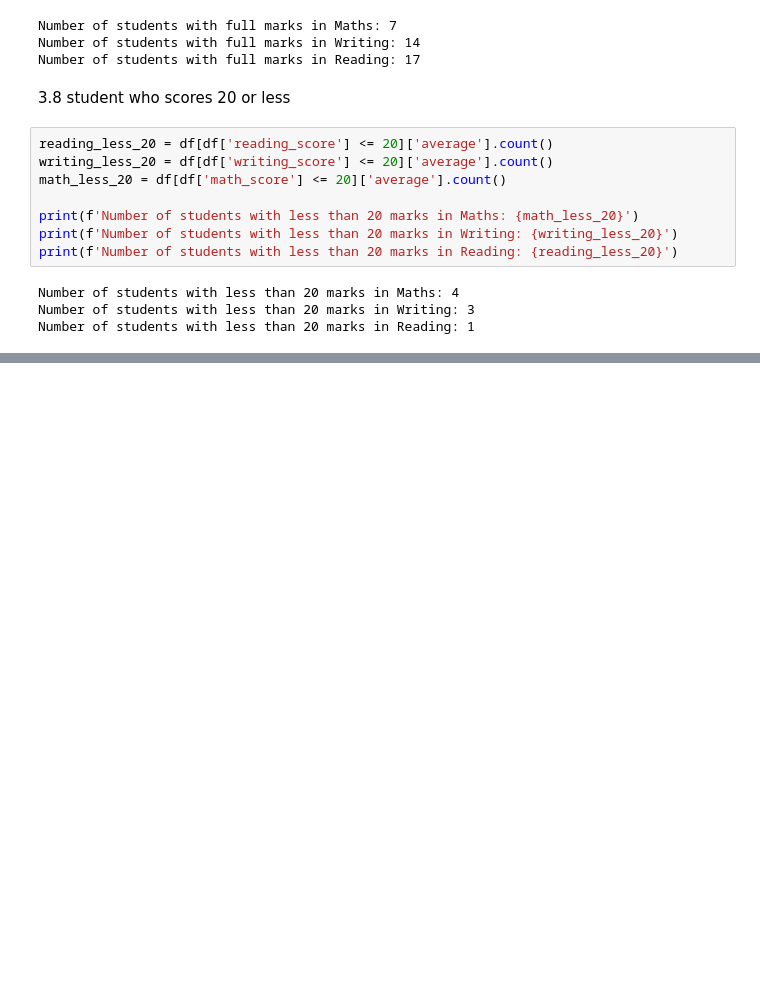
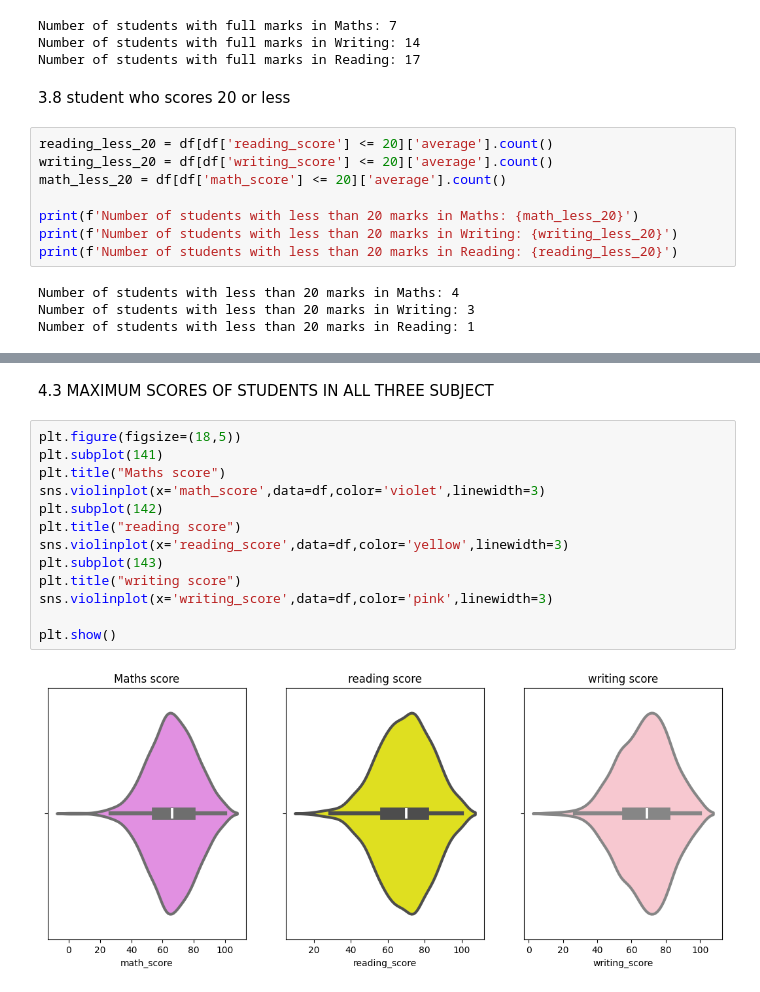
Before and after one commit to paras0583/ml-project, a Jupyter notebook: notebook/data/1.EDA student performance.ipynb, the cells around one changed output, grey strips where cells are left out. Saved outputs shown, nothing was run; the diff lists cells and outputs as text; blank space fills up the shorter version.

```diff
--- a/notebook/data/1.EDA student performance.ipynb
+++ b/notebook/data/1.EDA student performance.ipynb
@@ -178,0 +217,17 @@ Number of students with less than 20 marks in Reading: 1
+# %% [markdown]
+4.3 MAXIMUM SCORES OF STUDENTS IN ALL THREE SUBJECT
+# %%
+plt.figure(figsize=(18,5))
+plt.subplot(141)
+plt.title("Maths score")
+sns.violinplot(x='math_score',data=df,color='violet',linewidth=3)
+plt.subplot(142)
+plt.title("reading score")
+sns.violinplot(x='reading_score',data=df,color='yellow',linewidth=3)
+plt.subplot(143)
+plt.title("writing score")
+sns.violinplot(x='writing_score',data=df,color='pink',linewidth=3)
+
+plt.show()
+# %% [output]
+[figure, added]
```
Also changed, not shown: parts of 8 cells of this notebook.
